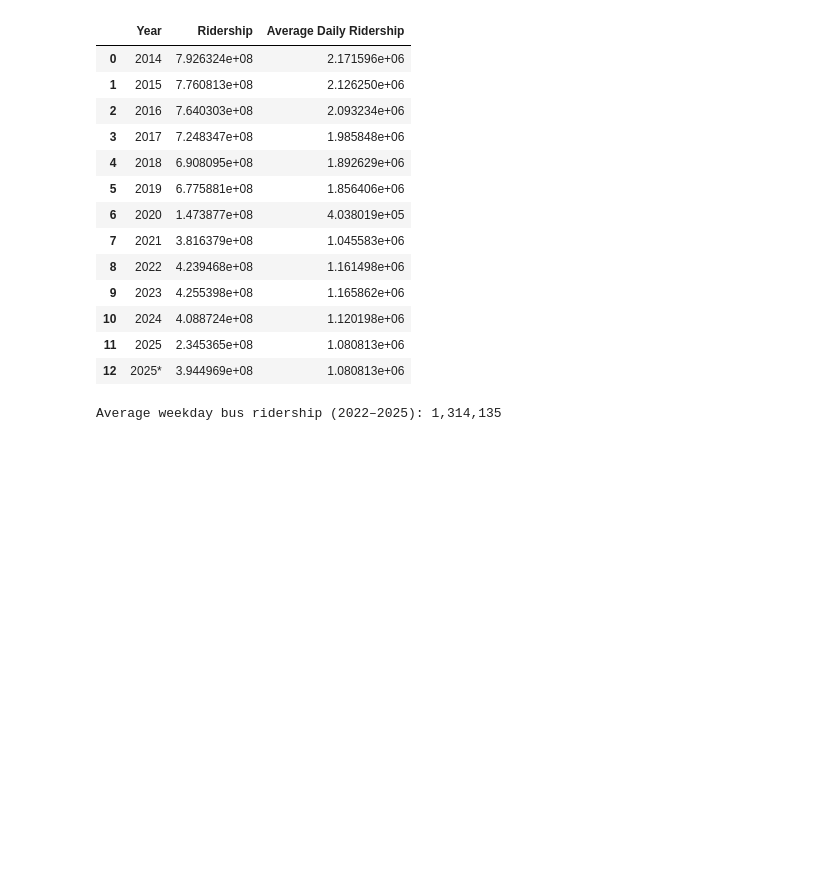
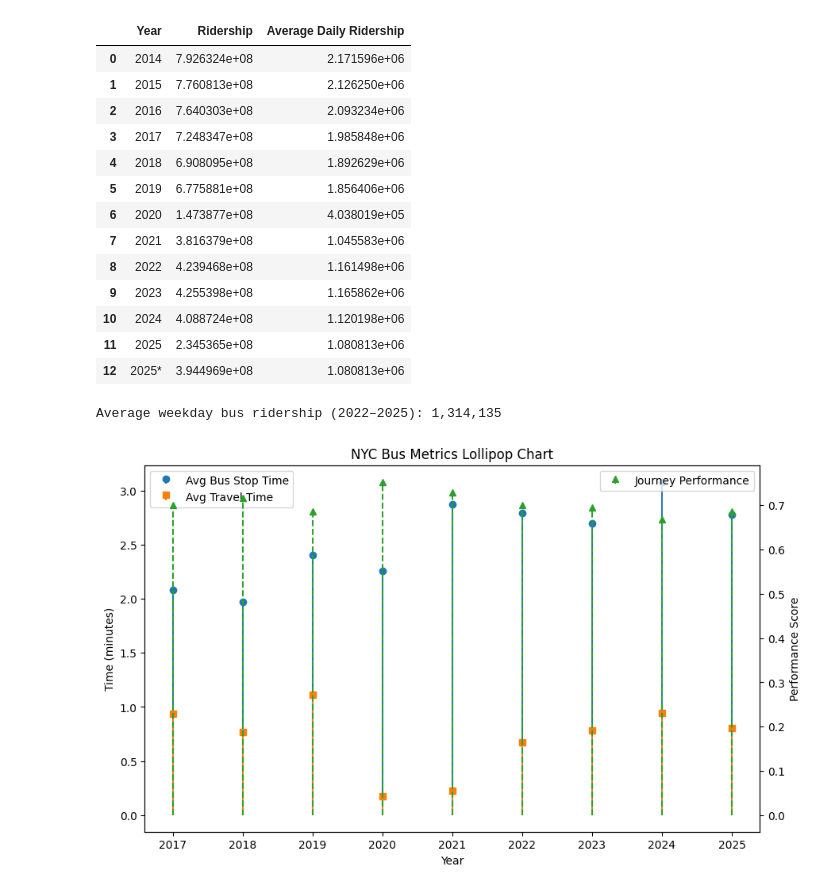
Before and after one commit to djbrown227/fare_evasion, a Jupyter notebook: notebooks/02_data_cleaning.ipynb, the cells around one changed output. Saved outputs shown, nothing was run; the diff lists cells and outputs as text; code cells hidden in the pictures; blank space fills up the shorter version.

```diff
--- a/notebooks/02_data_cleaning.ipynb
+++ b/notebooks/02_data_cleaning.ipynb
@@ -1956,3 +1961,36 @@ Average weekday bus ridership (2022–2025): 1,314,135
 # %%
 #Average Weekday Ridership Pre-Covid - 2,355,801
 #Average Weekday Ridership Post-Covid - 1,314,135
+# %%
+import matplotlib.pyplot as plt
+import numpy as np
+
+# Data
+years = np.array([2017, 2018, 2019, 2020, 2021, 2022, 2023, 2024, 2025])
+bus_stop = np.array([2.078737, 1.974035, 2.407678, 2.257264, 2.873868, 2.790826, 2.695352, 3.081756, 2.779832])
+travel_time = np.array([0.935338, 0.767853, 1.110827, 0.173992, 0.227701, 0.674259, 0.786603, 0.941573, 0.808098])
+journey_perf = np.array([0.701107, 0.717219, 0.686959, 0.753014, 0.729350, 0.700642, 0.695601, 0.668256, 0.686549])
+
+# Create figure and axis
+fig, ax1 = plt.subplots(figsize=(10,6))
+
+# Lollipops for bus stop time
+ax1.stem(years, bus_stop, linefmt='C0-', markerfmt='C0o', basefmt=" ", label='Avg Bus Stop Time')
+# Lollipops for travel time
+ax1.stem(years, travel_time, linefmt='C1-', markerfmt='C1s', basefmt=" ", label='Avg Travel Time')
+
+ax1.set_xlabel('Year')
+ax1.set_ylabel('Time (minutes)')
+ax1.set_xticks(years)
+ax1.legend(loc='upper left')
+
+# Secondary axis for customer journey performance
+ax2 = ax1.twinx()
+ax2.stem(years, journey_perf, linefmt='C2--', markerfmt='C2^', basefmt=" ", label='Journey Performance')
+ax2.set_ylabel('Performance Score')
+ax2.legend(loc='upper right')
+
+plt.title('NYC Bus Metrics Lollipop Chart')
+plt.show()
+# %% [output]
+[figure, added]
```
Also changed, not shown: parts of 4 cells of this notebook, 16 other files.
